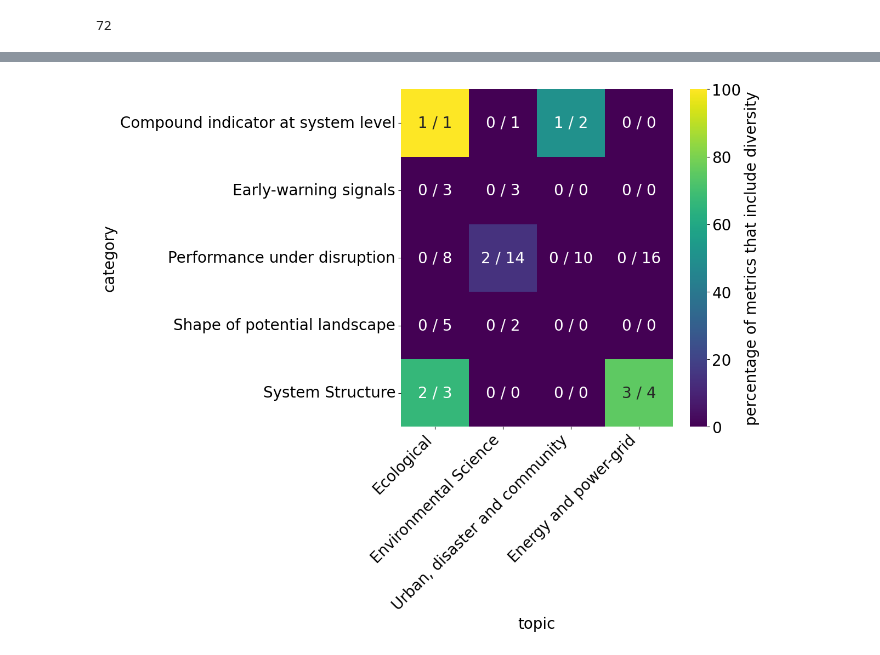
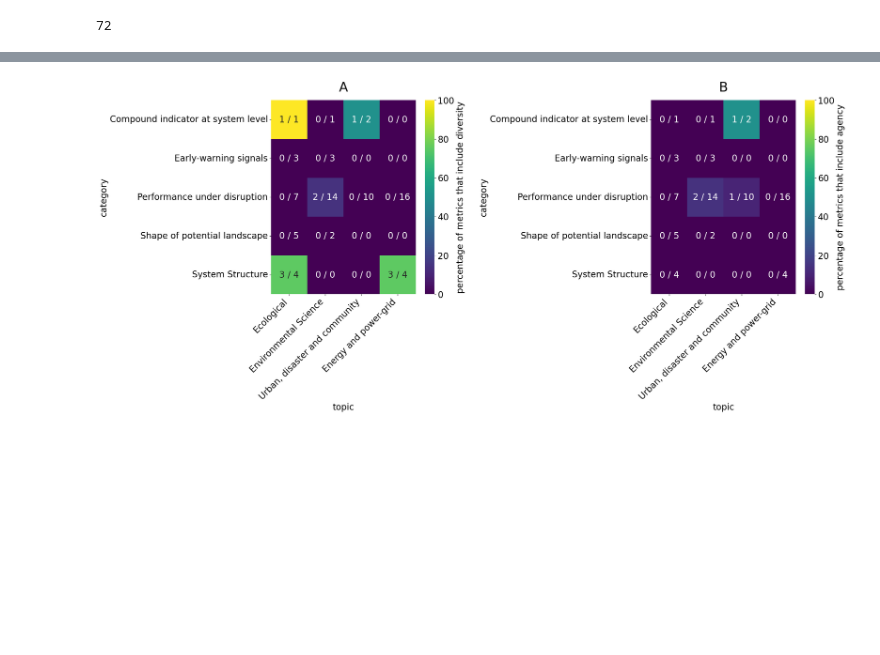
Before and after one commit to vitorhirata/resilience-metrics-review, a Jupyter notebook: modelling_result_analysis_topics.ipynb, the cells around one changed output, grey strips where cells are left out. Cells and saved outputs as stored; diff of their text form; code cells hidden in the pictures; blank space fills up the shorter version.

Commit message:
Merge diversity and agency plots for modelling review
This commit modifies the diversity and agency plot to generate a single
figure. It also re-run the notebook to capture new changes on data.

```diff
--- a/modelling_result_analysis_topics.ipynb
+++ b/modelling_result_analysis_topics.ipynb
@@ -144,22 +144,40 @@ dtype: float64
 # %%
 # Diversity-based metric per category and topic model
 
 number_diversity = df[['topic', 'category', 'diversity-based']].groupby(['topic', 'category']).sum()
 number_diversity = number_diversity['diversity-based'].map(int)
+number_agency3 = df[['topic', 'category', 'agency-based3']].groupby(['topic', 'category']).sum()
+number_agency3 = number_agency3['agency-based3'].map(int)
 number_metric = df[['topic', 'category', 'diversity-based']].groupby(['topic', 'category']).count()
 number_metric = number_metric['diversity-based']
 
-annotate = number_diversity.map(str) + ' / ' + number_metric.map(str)
-annotate = annotate.unstack().T.fillna('0 / 0')
+annotate_div = number_diversity.map(str) + ' / ' + number_metric.map(str)
+annotate_div = annotate_div.unstack().T.fillna('0 / 0')
+percentage_div = 100 * number_diversity / number_metric
+percentage_div = percentage_div.unstack().T.fillna(0)
 
-percentage = 100 * number_diversity / number_metric
-percentage = percentage.unstack().T.fillna(0)
+annotate_agency = number_agency3.map(int).map(str) + ' / ' + number_metric.map(str)
+annotate_agency = annotate_agency.unstack().T.fillna('0 / 0')
+percentage_agency = 100 * number_agency3 / number_metric
+percentage_agency = percentage_agency.unstack().T.fillna(0)
 
-plt.figure(figsize=(8, 8))
+fig, axs = plt.subplots(1, 2, figsize=(23, 8))
+
+
 label_cbar = 'percentage of metrics that include diversity'
-sns.heatmap(percentage[topics], annot=annotate[topics], fmt="", cbar_kws={'label': label_cbar}, cmap='viridis')
-plt.xticks(rotation=45, ha='right')
+sns.heatmap(percentage_div[topics], annot=annotate_div[topics], fmt="",
+            cbar_kws={'label': label_cbar}, cmap='viridis', ax=axs[0], vmax=100)
+axs[0].set_xticks(axs[0].get_xticks(), axs[0].get_xticklabels(), rotation=45, ha='right')
+axs[0].set_title("A", pad=20, fontsize=30)
 
-plt.savefig("results/modelling_diversity.png", bbox_inches='tight')
+label_cbar = 'percentage of metrics that include agency'
+sns.heatmap(percentage_agency[topics], annot=annotate_agency[topics], fmt="",
+            cbar_kws={'label': label_cbar}, cmap='viridis', ax=axs[1], vmax=100)
+axs[1].set_xticks(axs[1].get_xticks(), axs[1].get_xticklabels(), rotation=45, ha='right')
+axs[1].set_title("B", pad=20, fontsize=30)
+
+
+plt.subplots_adjust(wspace=1.1)
+plt.savefig("results/modelling_agency_diversity.png", bbox_inches='tight')
 # %% [output]
-[figure, old version]
+[figure, new version]
```
Also changed, not shown: parts of 4 cells of this notebook.
